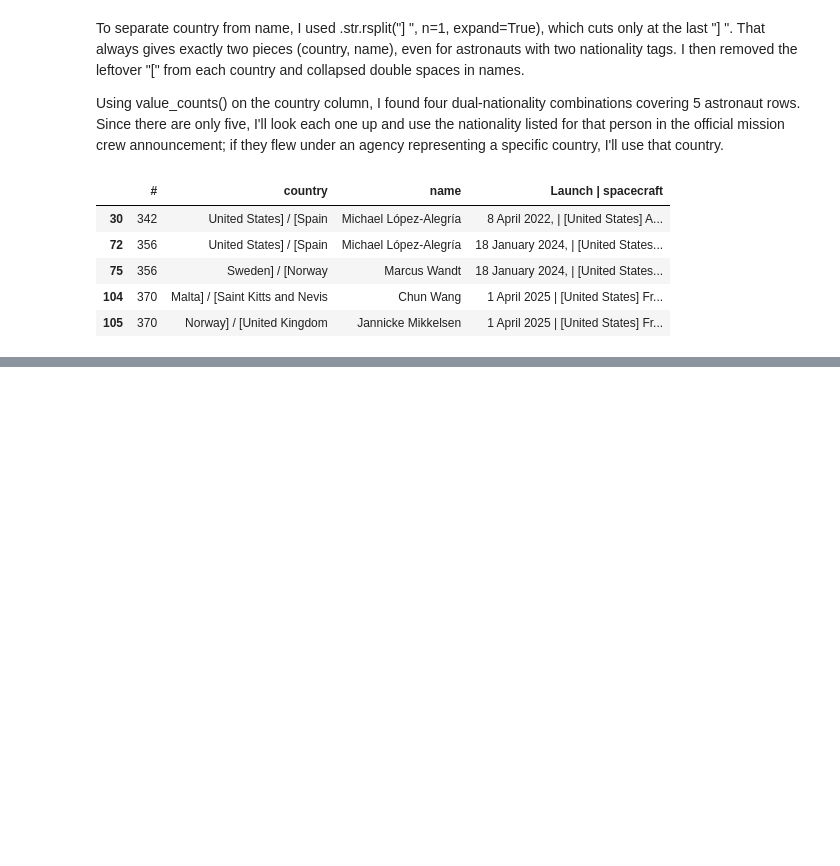
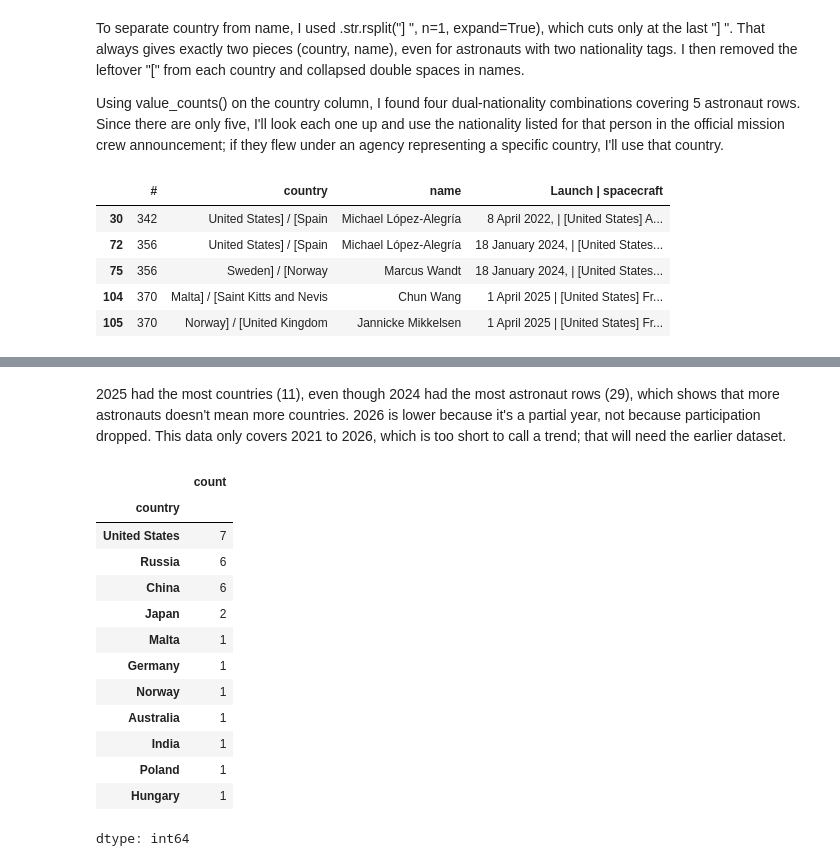
Before and after one commit to MayaVolkov/astronaut-missions-analysis, a Jupyter notebook: Astronaut_Mission_Analysis_.ipynb, the cells around one changed output, grey strips where cells are left out. Saved outputs shown, nothing was run; the diff lists cells and outputs as text; code cells hidden in the pictures; blank space fills up the shorter version.

```diff
--- a/Astronaut_Mission_Analysis_.ipynb
+++ b/Astronaut_Mission_Analysis_.ipynb
@@ -565,0 +616,3 @@ Limitation: assigning countries to astronauts simplifies nationality, which isn'
+# %%
+orbital["year"] = orbital["Launch | spacecraft"].str.split().str[2].str.strip(",").astype(int)
+orbital["year"].value_counts().sort_index()
@@ -565,0 +644,19 @@ Limitation: assigning countries to astronauts simplifies nationality, which isn'
+# %% [markdown]
+2025 had the most countries (11), even though 2024 had the most astronaut rows (29), which shows that more astronauts doesn't mean more countries. 2026 is lower because it's a partial year, not because participation dropped. This data only covers 2021 to 2026, which is too short to call a trend; that will need the earlier dataset.
+# %%
+orbital.loc[orbital["year"] == 2025, "country"].value_counts()
+# %% [output]
+|  | count |
+| country |  |
+| United States | 7 |
+| Russia | 6 |
+| China | 6 |
+| Japan | 2 |
+| Malta | 1 |
+| Germany | 1 |
+| Norway | 1 |
+| Australia | 1 |
+| India | 1 |
+| Poland | 1 |
+| Hungary | 1 |
+dtype: int64
```
Also changed, not shown: parts of 11 cells of this notebook.
